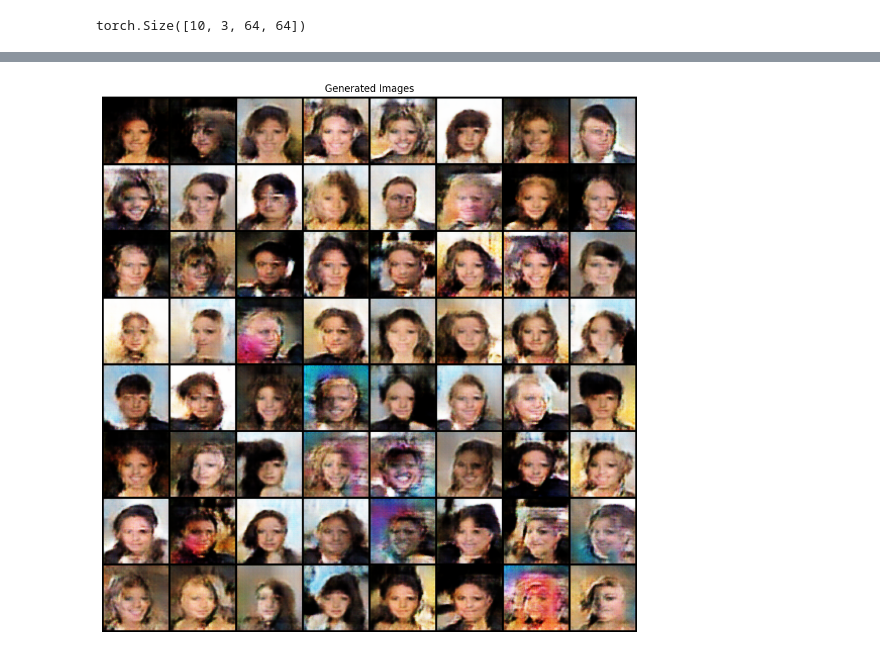
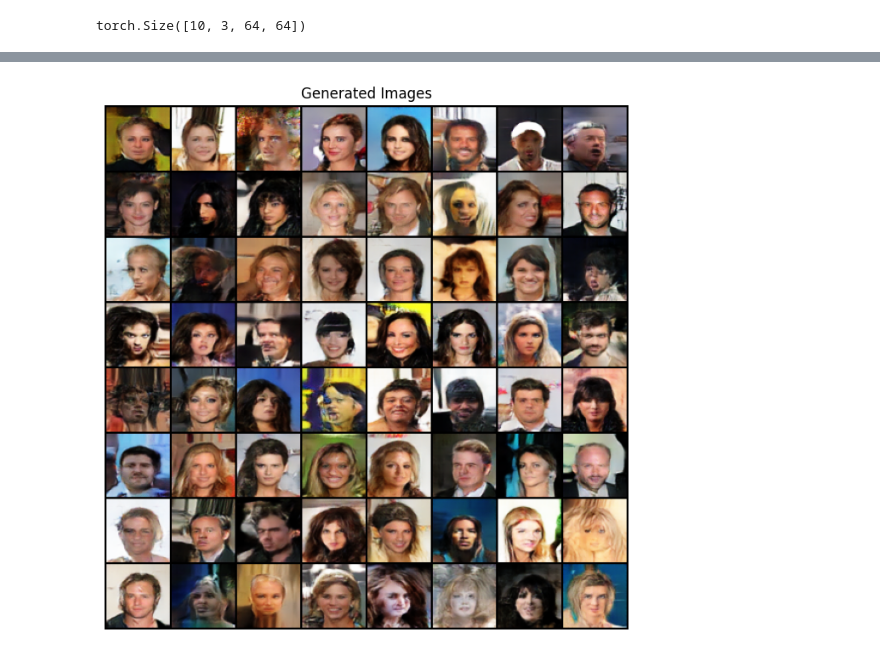
Before and after one commit to arnavbhatt/GANS, a Jupyter notebook: vanilla_gan.ipynb, the cells around one changed output, grey strips where cells are left out. Drawn from its saved outputs; the diff is of its cells as text; code cells hidden in the pictures.

```diff
--- a/vanilla_gan.ipynb
+++ b/vanilla_gan.ipynb
@@ -29,7 +29,7 @@ class DataLoaderBuilder():
         dataset = datasets.ImageFolder(root=self.root_path, transform=transform)
 
         # DataLoader
-        dataloader = DataLoader(dataset, batch_size=self.batch_size, shuffle=self.shuffle)
+        dataloader = DataLoader(dataset, batch_size=self.batch_size, shuffle=self.shuffle, num_workers = 4, pin_memory= True)
         return dataloader
 # %%
 class Discriminator(nn.Module):
@@ -117,12 +117,11 @@ def initialize_weights(model):
 device = torch.device("cuda" if torch.cuda.is_available() else "cpu")
 
 dataset_path = "../celeb_a_dataset"
-dataloader = DataLoaderBuilder(root_path=dataset_path, image_size=(64, 64), batch_size=64).get_dataloader()
+dataloader = DataLoaderBuilder(root_path=dataset_path, image_size=(64, 64), batch_size=128).get_dataloader()
 
-latent_dim = 100
+latent_dim = 128
 output_channels = 3
 feature_dim = 64
-batch_size = 64
 
 G = Generator(latent_dim, output_channels, feature_dim).to(device)
 D = Discriminator(output_channels, feature_dim).to(device)
@@ -140,12 +139,12 @@ G_optimizer = optim.Adam(G.parameters(), lr=lr_G, betas=(0.5, 0.999))
 
 criterion = nn.BCELoss()
 # %%
-epochs = 1
+epochs = 15
 n_generator = 1
 n_discriminator = 1
 
-for epoch in tqdm(range(epochs)):
-    for i, (real_images, _) in enumerate(dataloader):
+for epoch in (range(epochs)):
+    for i, (real_images, _) in enumerate(tqdm(dataloader, desc="Training Batches", total=len(dataloader))):
         real_images = real_images.to(device)
         batch_size = real_images.size(0)
 
@@ -157,7 +156,7 @@ for epoch in tqdm(range(epochs)):
             disc_real = D(real_images).squeeze()
             disc_fake = D(fake_images.detach()).squeeze()
 
-            D_loss_real = criterion(disc_real, torch.ones_like(disc_real))
+            D_loss_real = criterion(disc_real, torch.full_like(disc_real, 0.9))
             D_loss_fake = criterion(disc_fake, torch.zeros_like(disc_fake))
             loss_D = D_loss_real + D_loss_fake
 
@@ -204,0 +202,6 @@ plt.show()
+# %%
+# loading model weights
+G.load_state_dict(torch.load("generator_final.pth", map_location=device))
+D.load_state_dict(torch.load("discriminator_final.pth", map_location=device))
+G.eval()
+D.eval()
@@ -205,33 +247,33 @@ plt.show()
 # %%
 # Function to generate and visualize images
 def generate_images(generator, latent_dim, num_images, device, save_path=None):
     # Set the generator to evaluation mode
     generator.eval()
 
     # Generate random noise vectors
     noise = torch.randn((num_images, latent_dim, 1, 1), device=device)
 
     # Generate fake images
     with torch.no_grad():  # No need to calculate gradients
         fake_images = generator(noise)
 
     # Normalize the images to [0, 1] for visualization
     fake_images = (fake_images + 1) / 2  # Since the generator outputs images in range [-1, 1]
 
     # Create a grid of images
     grid = vutils.make_grid(fake_images, nrow=8, normalize=True)
 
     # Visualize the images
-    plt.figure(figsize=(12, 12))
+    plt.figure(figsize=(8, 8))
     plt.imshow(grid.permute(1, 2, 0).cpu())  # Convert CHW to HWC for visualization
     plt.axis("off")
     plt.title("Generated Images")
     plt.show()
 
 
 # Example usage
-latent_dim = 100
+latent_dim = 128
 num_images = 64
 generate_images(G, latent_dim, num_images, device, save_path="generated_images.png")
 # %% [output]
-[figure, old version]
+[figure, new version]
```
Also changed, not shown: parts of 4 cells of this notebook.
